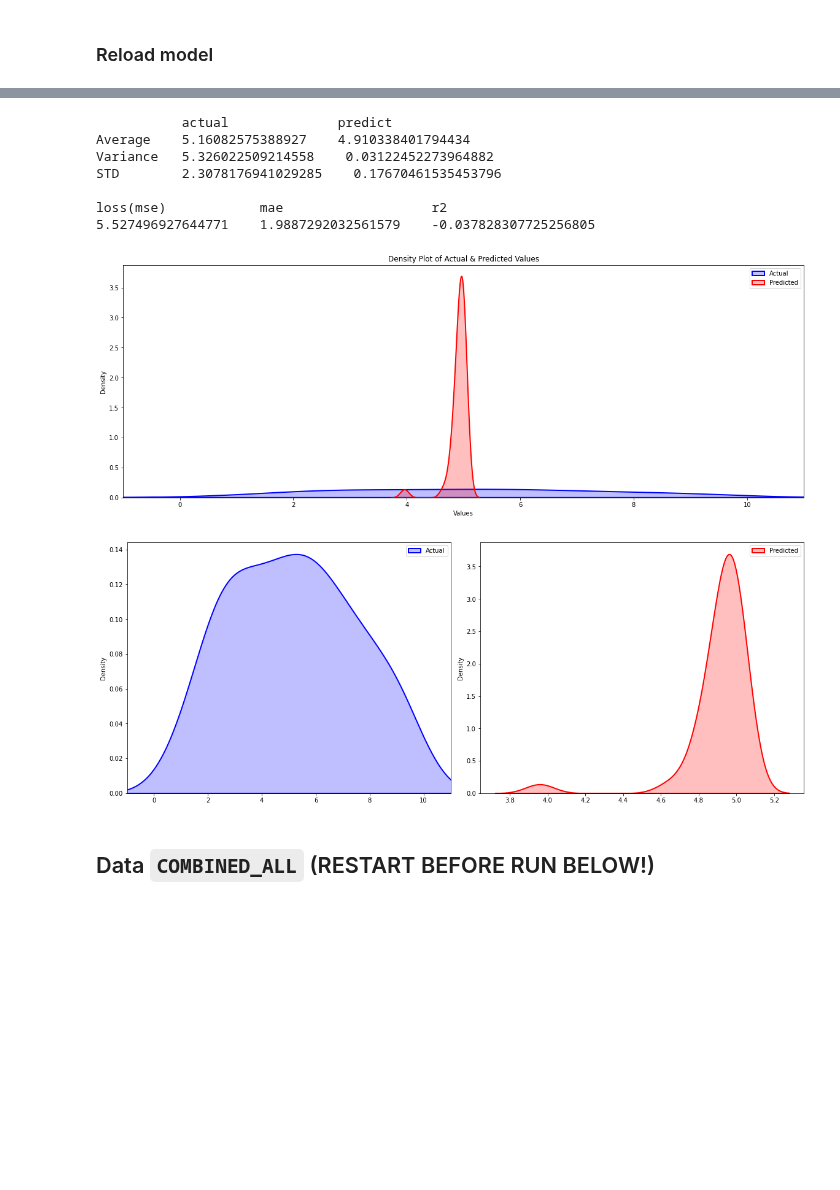
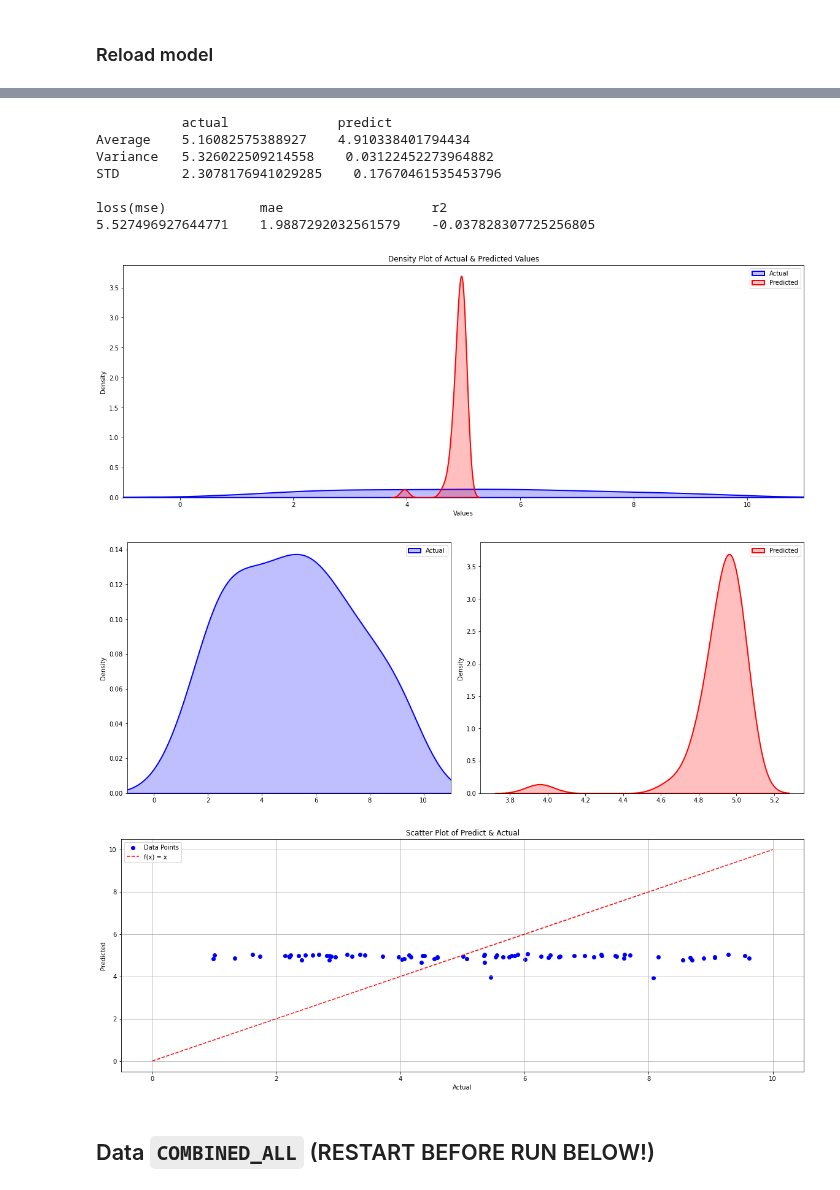
Before and after one commit to victorchendra02/Final-Academic-Project, a Jupyter notebook: models/02_BERT.ipynb, the cells around one changed output, grey strips where cells are left out. Saved outputs shown, nothing was run; the diff lists cells and outputs as text; code cells hidden in the pictures; blank space fills up the shorter version.

Commit message:
minor add scatterplot

```diff
--- a/models/02_BERT.ipynb
+++ b/models/02_BERT.ipynb
@@ -362,6 +362,18 @@ def compare_actual_and_predict_values(model, list_of_texts, list_of_actual):
     sns.kdeplot(predicted, label='Predicted', shade=True, color='red', linewidth=2)
     plt.legend()
 
+    # Scatter plot
+    fig, ax = plt.subplots(1, 1, figsize=(16, 6), constrained_layout=True)
+    plt.subplot(1, 1, 1)
+    plt.scatter(list_of_actual, predicted, color='blue', marker='o', label='Data Points')
+    fx_x = np.linspace(0, 10, 100)  # Generate x values for the line
+    plt.plot(fx_x, fx_x, color='red', linestyle='--', label='f(x) = x')
+    plt.xlabel('Actual')
+    plt.ylabel('Predicted')
+    plt.title('Scatter Plot of Predict & Actual')
+    plt.grid(True)
+    plt.legend()
+
     plt.show()
 
 df = pd.read_csv("../data/regression/imo/test.csv")
@@ -388,33 +400,34 @@ compare_actual_and_predict_values(reloaded_model, examples_texts, examples_score
 
 77. Let ABC be an equilateral triangle. Let A_1,B_1,C_1 be interior points of ABC such that BA_1=A_1C, CB_1=B_1A, AC_1=C_1B, and angle BA_1C+ angle CB_1A+ angle AC_1B=480^ circLet BC_1 and CB_1 meet a ...
     Actual   Predicted
     9.620    4.862
 |  | actual | predicted |
 | 0 | 0.980392 | 4.822482 |
 | 1 | 1.000000 | 4.996595 |
 | 2 | 1.334380 | 4.858387 |
 | 3 | 1.616162 | 5.029963 |
 | 4 | 1.734198 | 4.942289 |
 | 5 | 2.136855 | 4.975718 |
 | 6 | 2.212693 | 4.942457 |
 | 7 | 2.214839 | 4.935360 |
 | 8 | 2.225535 | 5.005081 |
 | 9 | 2.362345 | 4.992102 |
 | ... | ... | ... |
 | 72 | 9.059094 | 4.913770 |
 | 73 | 9.066227 | 4.899433 |
 | 74 | 9.278061 | 5.028182 |
 | 75 | 9.545801 | 4.973913 |
 | 76 | 9.620282 | 4.861774 |
            actual              predict
 Average    5.16082575388927    4.910338401794434
 Variance   5.326022509214558    0.03122452273964882
 STD        2.3078176941029285    0.17670461535453796
 
 loss(mse)            mae                   r2
 5.527496927644771    1.9887292032561579    -0.037828307725256805
 [figure]
 [figure]
+[figure, added]
 # %% [markdown]
 ## Data `COMBINED_ALL` (RESTART BEFORE RUN BELOW!)
 # %%
```
